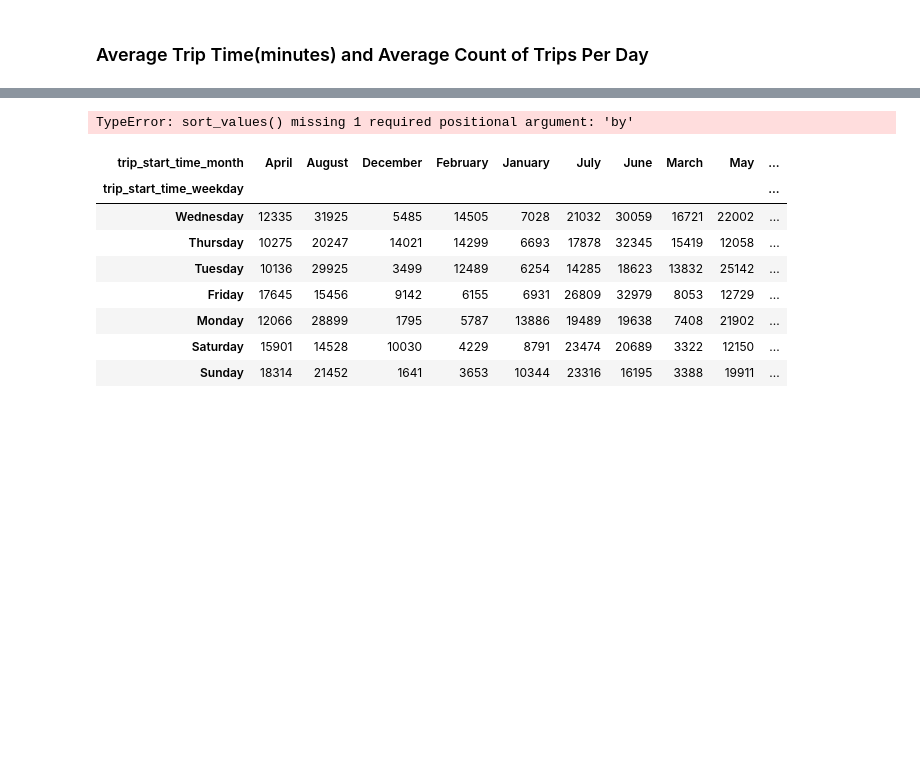
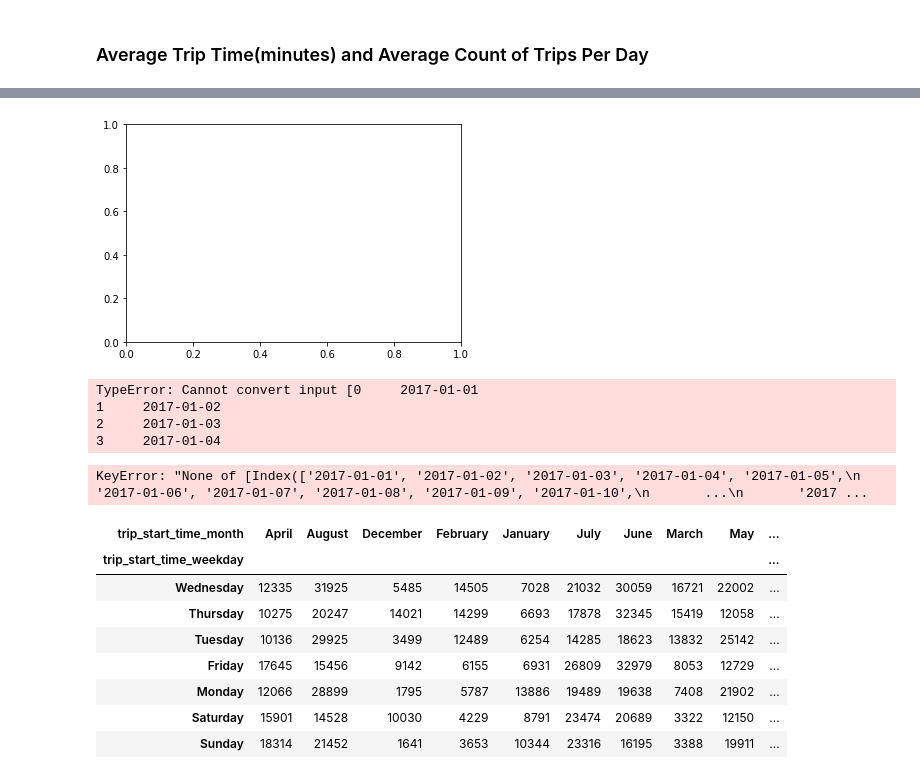
Before and after one commit to PrinceDuru/Operations_Analysis, a Jupyter notebook: Toronto_Bike_Share_Data_Analysis_Code.ipynb, the cells around one changed output, grey strips where cells are left out. Cells and saved outputs as stored; diff of their text form; code cells hidden in the pictures; blank space fills up the shorter version.

```diff
--- a/Toronto_Bike_Share_Data_Analysis_Code.ipynb
+++ b/Toronto_Bike_Share_Data_Analysis_Code.ipynb
@@ -468,0 +496,3 @@ Let's start answering business questions using data analysis
+# %%
+df_2.plot(df_2['trip_start_time'], df_2['actual_duration_minutes'], kind='scatter')
+# %% [output]
@@ -468,0 +500 @@ Let's start answering business questions using data analysis
+[figure, added]
@@ -469,9 +503,18 @@ Let's start answering business questions using data analysis
+# %%
+pd.Timestamp(av_tr['trip_start_time'])
+# %% [output]
+TypeError: Cannot convert input [0     2017-01-01
+1     2017-01-02
+2     2017-01-03
+3     2017-01-04
+# %%
+av_tr.plot(av_tr['trip_start_time'].astype(str), av_tr['actual_duration_minutes'])
+# %% [output]
+KeyError: "None of [Index(['2017-01-01', '2017-01-02', '2017-01-03', '2017-01-04', '2017-01-05',\n       '2017-01-06', '2017-01-07', '2017-01-08', '2017-01-09', '2017-01-10',\n       ...\n       '2017 ...
 # %%
 df_2017.groupby()
 # %%
-df_2017.groupby('Quarter')['actual_duration_minutes'].mean().round(2).sort_values(ascending=False)#.plot.bar()
+#df_2017.groupby('Quarter')['actual_duration_minutes'].mean().round(2).sort_values(ascending=False)#.plot.bar()
-# %% [output]
-TypeError: sort_values() missing 1 required positional argument: 'by'
 # %%
 #DATA ANALYSIS
 #Most popular weekdays by Quarter
```
Also changed, not shown: parts of 13 cells of this notebook.
